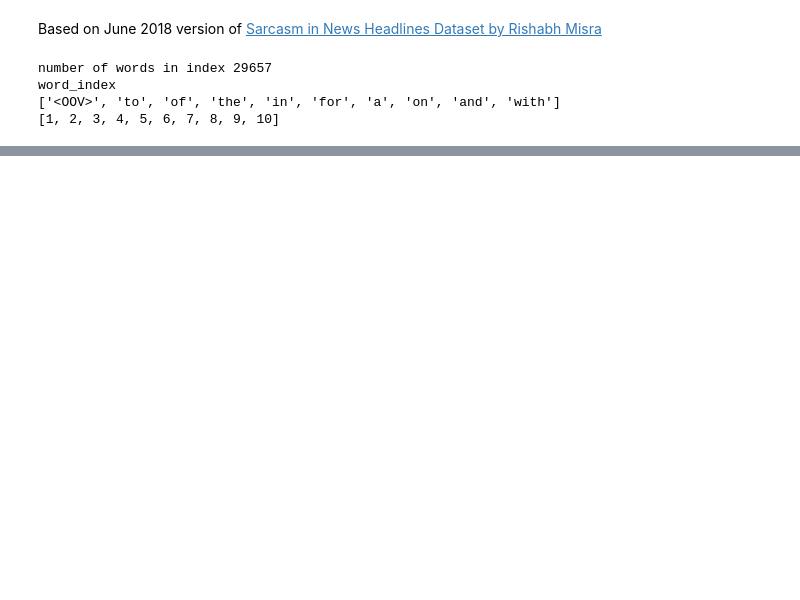
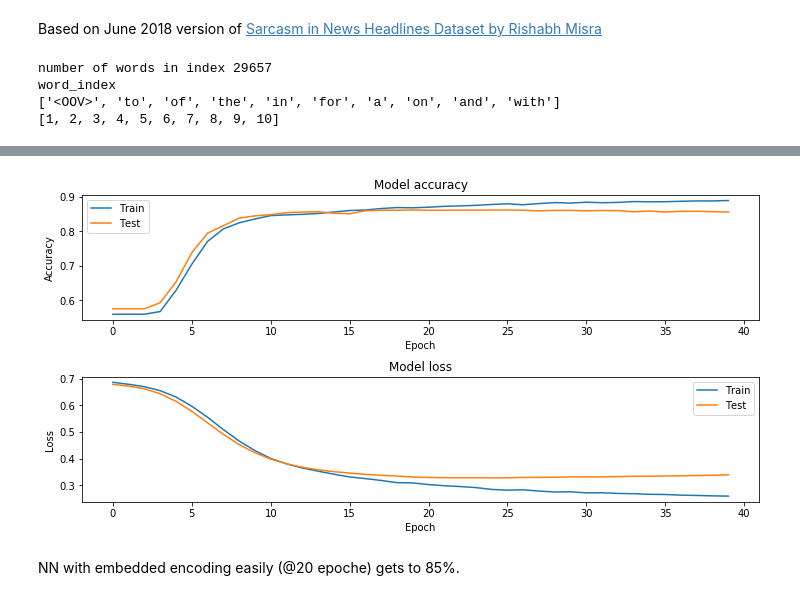
Before and after one commit to smile-on/tensorflow-class, a Jupyter notebook: 3-nlp/detect Sarcasm.ipynb, the cells around one changed output, grey strips where cells are left out. Drawn from its saved outputs; the diff is of its cells as text; code cells hidden in the pictures; blank space fills up the shorter version.

```diff
--- a/3-nlp/detect Sarcasm.ipynb
+++ b/3-nlp/detect Sarcasm.ipynb
@@ -42,6 +46,7 @@ sequences = tokenizer.texts_to_sequences(sentences)
 padded = pad_sequences(sequences, padding='post')
 print(padded[:2])
 print(padded.shape, '(# sentences, max len of sentence)')
+max_length = padded.shape[1]
 print('labels')
 print(labels[:10], len(labels))
 # %% [output]
@@ -113,0 +128,6 @@ u.plot_history2(history)
+# %%
+x_train = padded           # (26709, 40)
+y_train = np.array(labels) # (26709,)
+
+print(x_train.shape)
+print(y_train.shape)
@@ -113,0 +137,12 @@ u.plot_history2(history)
+# %%
+embedding_dim = 2 # about same 50K params
+
+model = tf.keras.Sequential([
+    tf.keras.layers.Embedding(vocab_size+1, embedding_dim, input_length=max_length, mask_zero=True),
+    tf.keras.layers.Flatten(),
+    Dropout(0.2),
+    tf.keras.layers.Dense(3, activation='relu'),
+    tf.keras.layers.Dense(1, activation='sigmoid')
+])
+model.compile(loss='binary_crossentropy',optimizer='adam',metrics=['accuracy'])
+model.summary()
@@ -113,0 +168,13 @@ u.plot_history2(history)
+# %%
+history = model.fit(
+    x_train, y_train
+    , shuffle=True, validation_split=0.1
+    , epochs=40, verbose=0
+    , batch_size=700
+)
+# %%
+u.plot_history(history)
+# %% [output]
+[figure, added]
+# %% [markdown]
+NN with embedded encoding easily (@20 epoche) gets to 85%.
```
Also changed, not shown: parts of 12 cells of this notebook, 2 other files.
